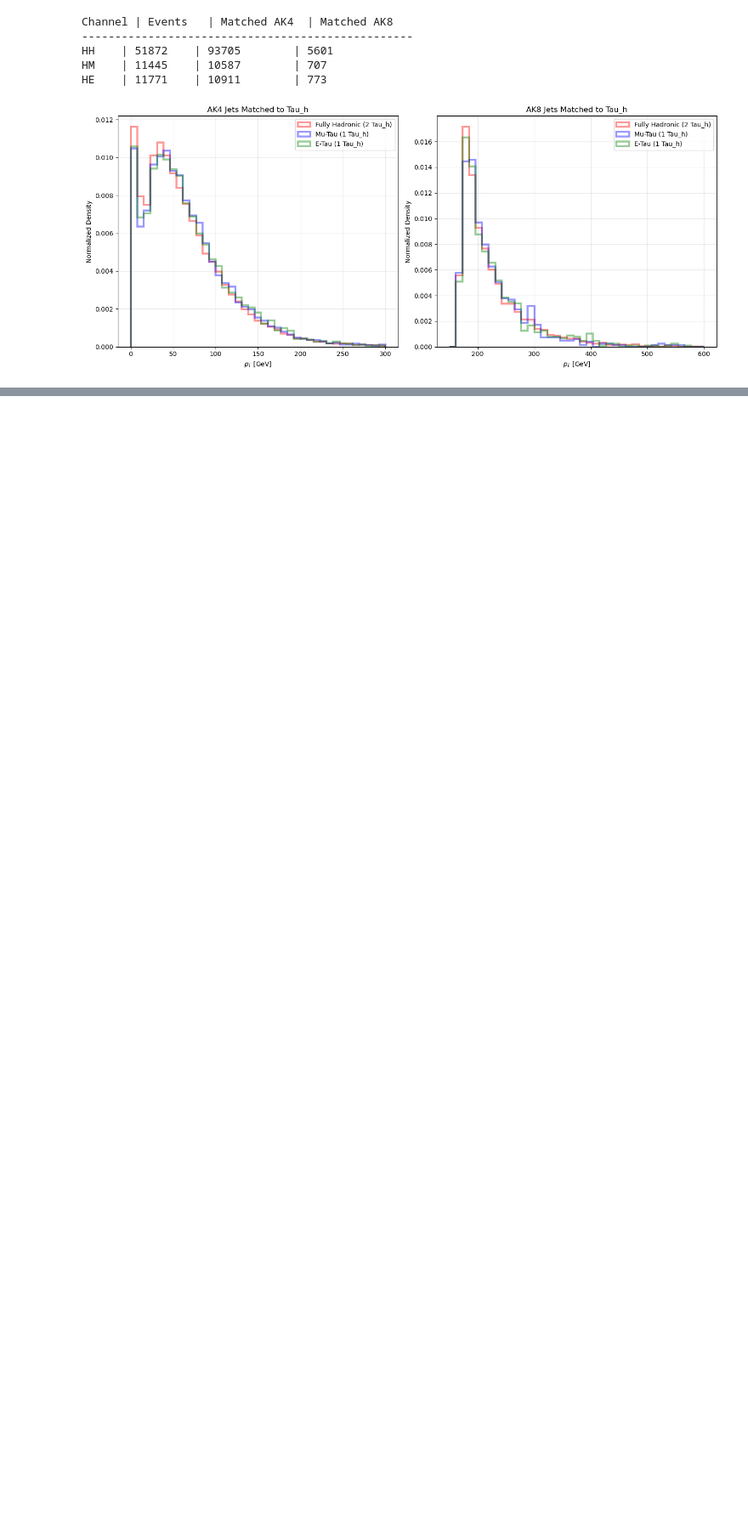
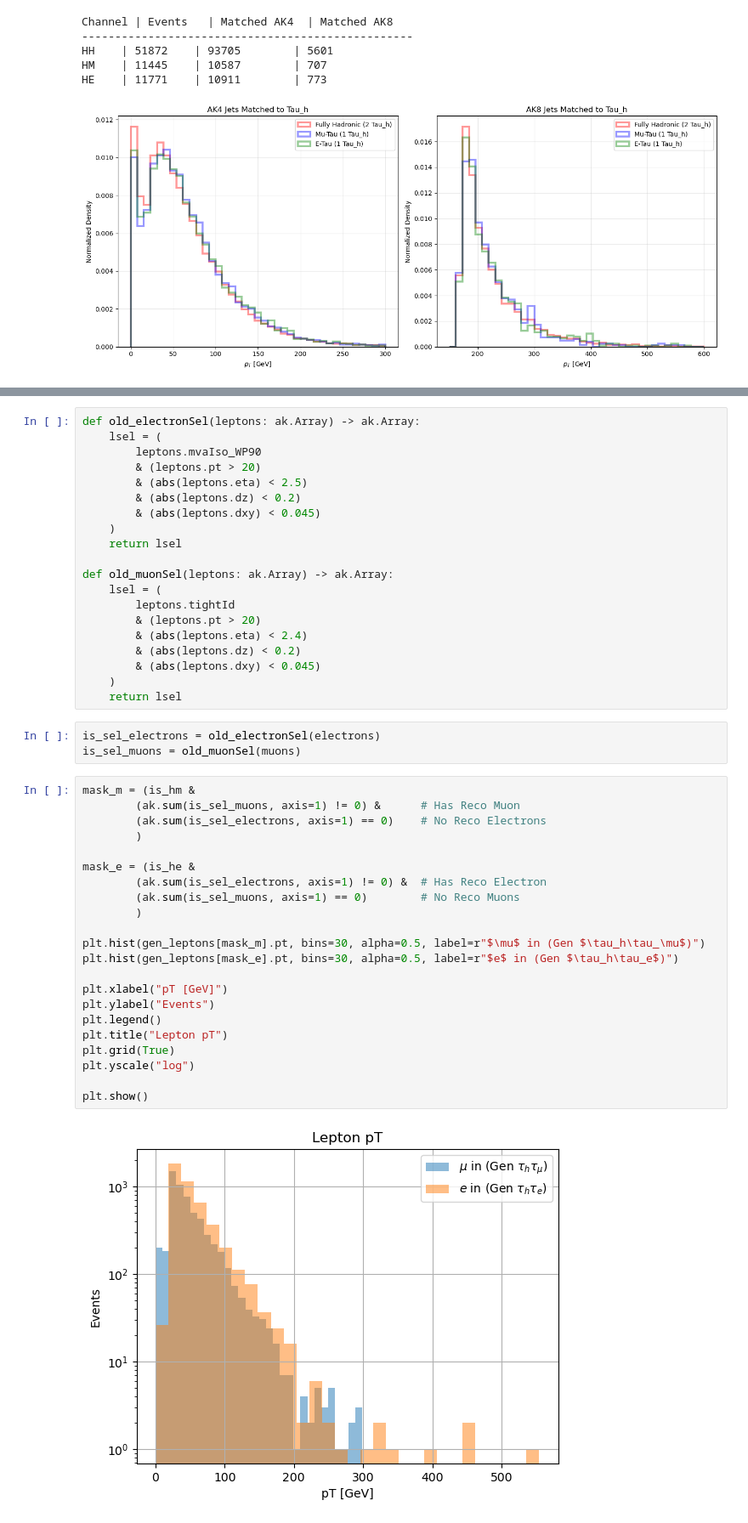
Before and after one commit to ArghyaDas112358/bbtautau, a Jupyter notebook: src/bbtautau/GenPresel/gen.ipynb, the cells around one changed output, grey strips where cells are left out. Shown at 85% size. Drawn from its saved outputs; the diff is of its cells as text; blank space fills up the shorter version.

```diff
--- a/src/bbtautau/GenPresel/gen.ipynb
+++ b/src/bbtautau/GenPresel/gen.ipynb
@@ -749,0 +782,47 @@ HE    | 11771    | 10911        | 773
+# %%
+def old_electronSel(leptons: ak.Array) -> ak.Array:
+    lsel = (
+        leptons.mvaIso_WP90
+        & (leptons.pt > 20)
+        & (abs(leptons.eta) < 2.5)
+        & (abs(leptons.dz) < 0.2)
+        & (abs(leptons.dxy) < 0.045)
+    )
+    return lsel
+
+def old_muonSel(leptons: ak.Array) -> ak.Array:
+    lsel = (
+        leptons.tightId
+        & (leptons.pt > 20)
+        & (abs(leptons.eta) < 2.4)
+        & (abs(leptons.dz) < 0.2)
+        & (abs(leptons.dxy) < 0.045)
+    )
+    return lsel
+# %%
+is_sel_electrons = old_electronSel(electrons)
+is_sel_muons = old_muonSel(muons)
+# %%
+mask_m = (is_hm &
+        (ak.sum(is_sel_muons, axis=1) != 0) &      # Has Reco Muon
+        (ak.sum(is_sel_electrons, axis=1) == 0)    # No Reco Electrons
+        )
+
+mask_e = (is_he &
+        (ak.sum(is_sel_electrons, axis=1) != 0) &  # Has Reco Electron
+        (ak.sum(is_sel_muons, axis=1) == 0)        # No Reco Muons
+        )
+
+plt.hist(gen_leptons[mask_m].pt, bins=30, alpha=0.5, label=r"$\mu$ in (Gen $\tau_h\tau_\mu$)")
+plt.hist(gen_leptons[mask_e].pt, bins=30, alpha=0.5, label=r"$e$ in (Gen $\tau_h\tau_e$)")
+
+plt.xlabel("pT [GeV]")
+plt.ylabel("Events")
+plt.legend()
+plt.title("Lepton pT")
+plt.grid(True)
+plt.yscale("log")
+
+plt.show()
+# %% [output]
+[figure, added]
```
Also changed, not shown: parts of 11 cells of this notebook.
